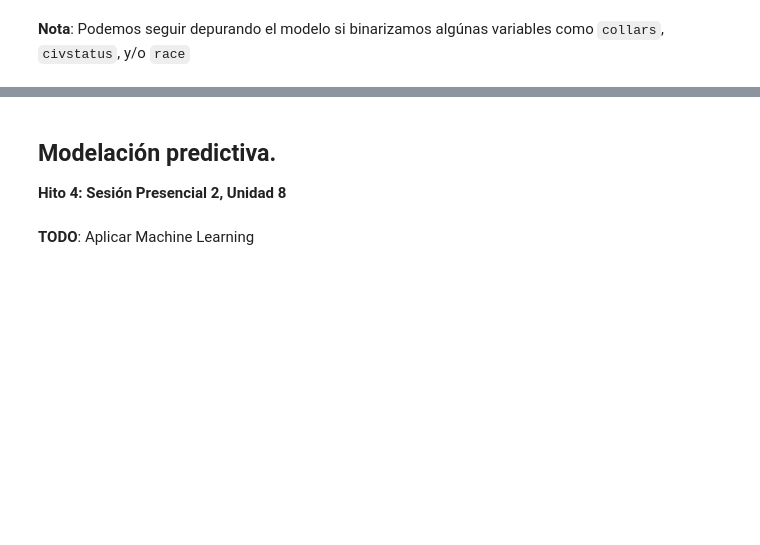
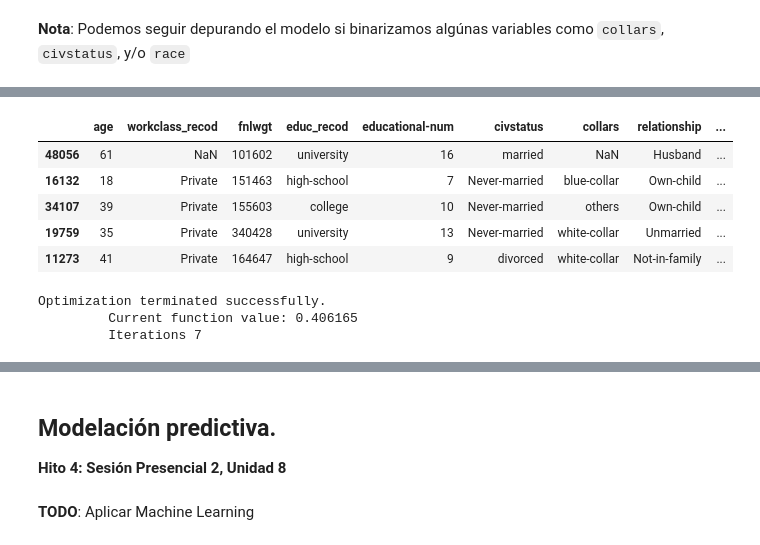
Before and after one commit to lporras/prueba-fundamentos-data-science, a Jupyter notebook: Desafio 1 Determinantes del ingreso.ipynb, the cells around one changed output, grey strips where cells are left out. Cells and saved outputs as stored; diff of their text form; code cells hidden in the pictures; blank space fills up the shorter version.

Commit message:
depurando el modelo desafio 1 clasificacion

```diff
--- a/Desafio 1 Determinantes del ingreso.ipynb
+++ b/Desafio 1 Determinantes del ingreso.ipynb
@@ -556,2 +717,4 @@ herramientas_prueba.print_logit_estimations(modelo_logit, 'ingreso superior o ig
 # %% [markdown]
 **Nota**:  Podemos seguir depurando el modelo si binarizamos algúnas variables como `collars`, `civstatus`, y/o `race`
+# %%
+df_copy = herramientas_prueba.binarize_columns(df, ['collars', 'civstatus', 'race'])
@@ -557,0 +739,15 @@ herramientas_prueba.print_logit_estimations(modelo_logit, 'ingreso superior o ig
+# %%
+df_copy.sample(5)
+# %% [output]
+|  | age | workclass_recod | fnlwgt | educ_recod | educational-num | civstatus | collars | relationship | ... |
+| 48056 | 61 | NaN | 101602 | university | 16 | married | NaN | Husband | ... |
+| 16132 | 18 | Private | 151463 | high-school | 7 | Never-married | blue-collar | Own-child | ... |
+| 34107 | 39 | Private | 155603 | college | 10 | Never-married | others | Own-child | ... |
+| 19759 | 35 | Private | 340428 | university | 13 | Never-married | white-collar | Unmarried | ... |
+| 11273 | 41 | Private | 164647 | high-school | 9 | divorced | white-collar | Not-in-family | ... |
+# %%
+modelo_logit = smf.logit('income ~ age + b_collars + b_civstatus + b_race', df_copy).fit()
+# %% [output]
+Optimization terminated successfully.
+         Current function value: 0.406165
+         Iterations 7
```
Also changed, not shown: parts of 26 cells of this notebook.
